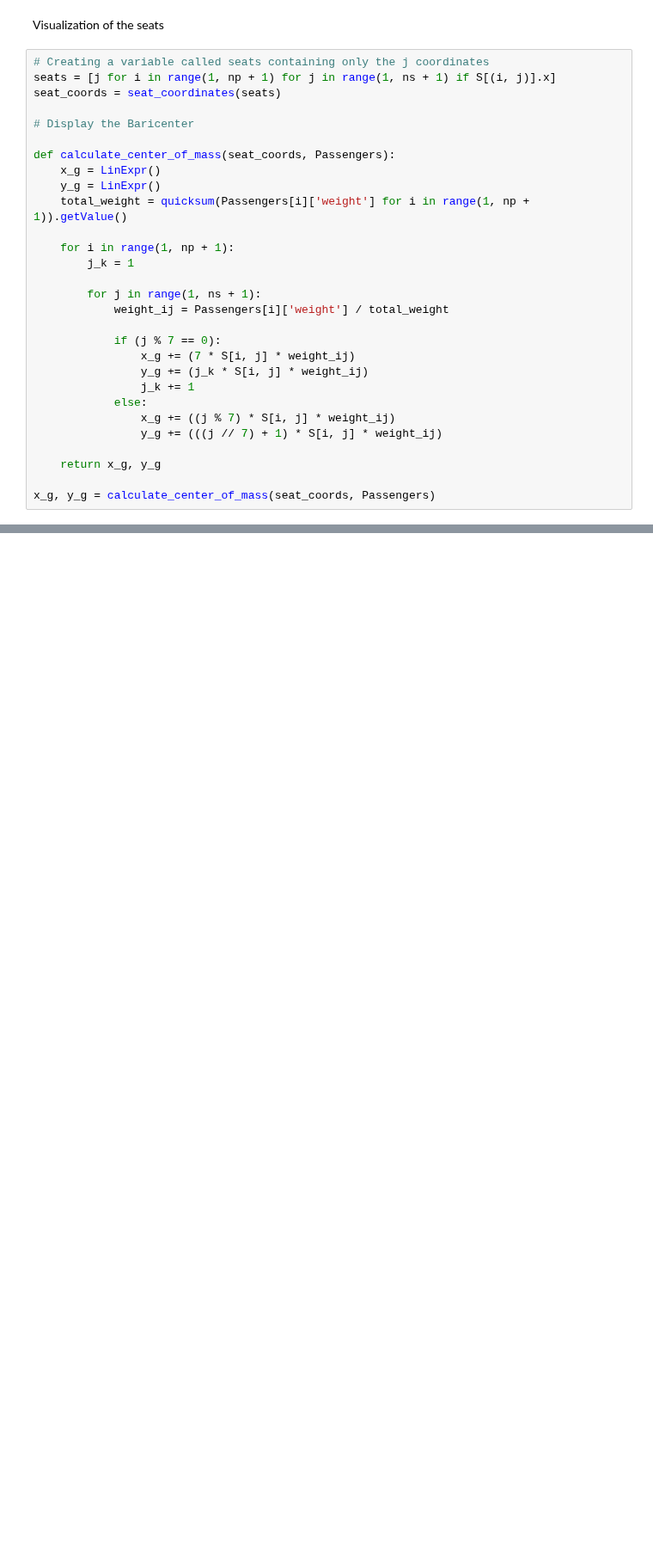
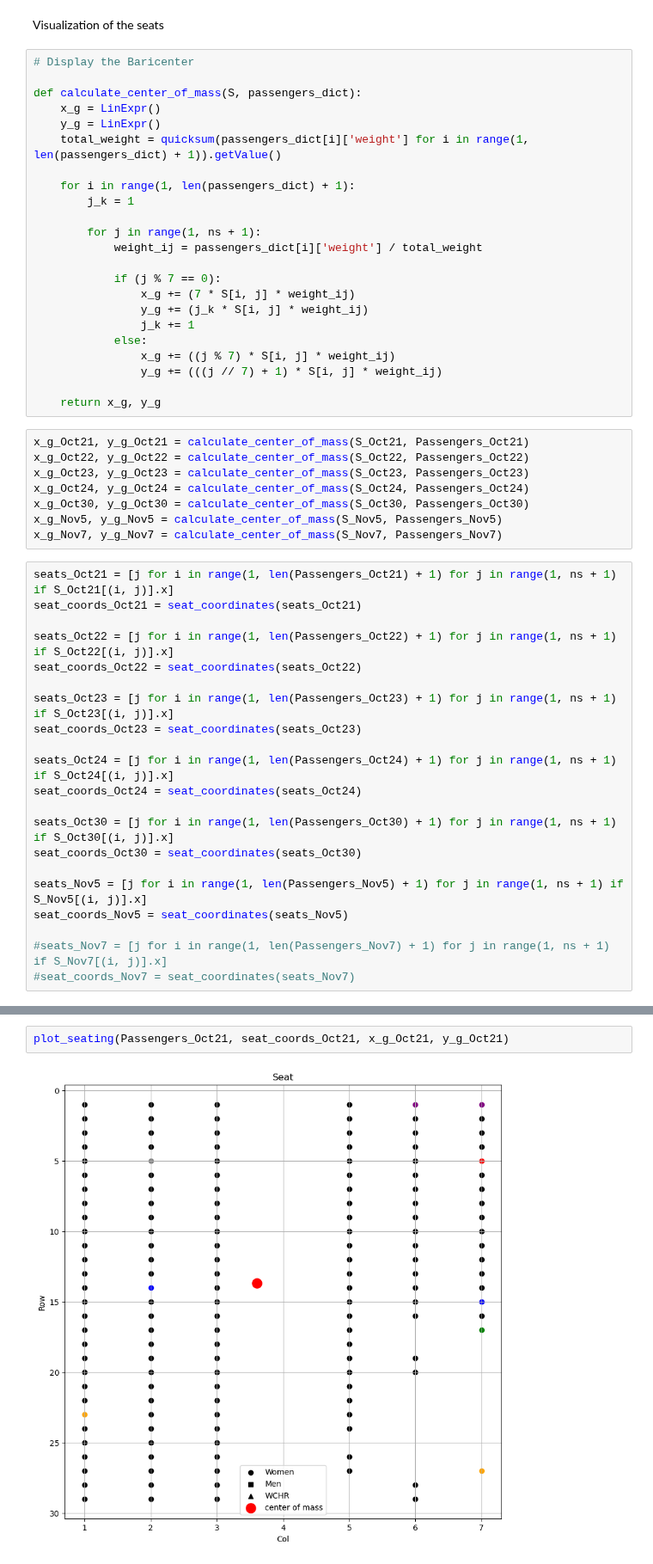
Before and after one commit to DelphineSalzmann/Opti_AirFrance, a Jupyter notebook: main.ipynb, the cells around one changed output, grey strips where cells are left out. Shown at 86% size. Saved outputs shown, nothing was run; the diff lists cells and outputs as text; blank space fills up the shorter version.

```diff
--- a/main.ipynb
+++ b/main.ipynb
@@ -239,22 +334,18 @@ Seats on the plane are as follows : [(1, 42), (2, 112), (3, 140), (4, 2), (5, 26
 # %% [markdown]
 Visualization of the seats
 # %%
-# Creating a variable called seats containing only the j coordinates
-seats = [j for i in range(1, np + 1) for j in range(1, ns + 1) if S[(i, j)].x]
-seat_coords = seat_coordinates(seats)
-
 # Display the Baricenter
 
-def calculate_center_of_mass(seat_coords, Passengers):
+def calculate_center_of_mass(S, passengers_dict):
     x_g = LinExpr()
     y_g = LinExpr()
-    total_weight = quicksum(Passengers[i]['weight'] for i in range(1, np + 1)).getValue()
+    total_weight = quicksum(passengers_dict[i]['weight'] for i in range(1, len(passengers_dict) + 1)).getValue()
 
-    for i in range(1, np + 1):
+    for i in range(1, len(passengers_dict) + 1):
         j_k = 1
 
         for j in range(1, ns + 1):
-            weight_ij = Passengers[i]['weight'] / total_weight
+            weight_ij = passengers_dict[i]['weight'] / total_weight
 
             if (j % 7 == 0):
                 x_g += (7 * S[i, j] * weight_ij)
@@ -265,6 +356,33 @@ def calculate_center_of_mass(seat_coords, Passengers):
                 y_g += (((j // 7) + 1) * S[i, j] * weight_ij)
 
     return x_g, y_g
-
-x_g, y_g = calculate_center_of_mass(seat_coords, Passengers)
+# %%
+x_g_Oct21, y_g_Oct21 = calculate_center_of_mass(S_Oct21, Passengers_Oct21)
+x_g_Oct22, y_g_Oct22 = calculate_center_of_mass(S_Oct22, Passengers_Oct22)
+x_g_Oct23, y_g_Oct23 = calculate_center_of_mass(S_Oct23, Passengers_Oct23)
+x_g_Oct24, y_g_Oct24 = calculate_center_of_mass(S_Oct24, Passengers_Oct24)
+x_g_Oct30, y_g_Oct30 = calculate_center_of_mass(S_Oct30, Passengers_Oct30)
+x_g_Nov5, y_g_Nov5 = calculate_center_of_mass(S_Nov5, Passengers_Nov5)
+x_g_Nov7, y_g_Nov7 = calculate_center_of_mass(S_Nov7, Passengers_Nov7)
+# %%
+seats_Oct21 = [j for i in range(1, len(Passengers_Oct21) + 1) for j in range(1, ns + 1) if S_Oct21[(i, j)].x]
+seat_coords_Oct21 = seat_coordinates(seats_Oct21)
+
+seats_Oct22 = [j for i in range(1, len(Passengers_Oct22) + 1) for j in range(1, ns + 1) if S_Oct22[(i, j)].x]
+seat_coords_Oct22 = seat_coordinates(seats_Oct22)
+
+seats_Oct23 = [j for i in range(1, len(Passengers_Oct23) + 1) for j in range(1, ns + 1) if S_Oct23[(i, j)].x]
+seat_coords_Oct23 = seat_coordinates(seats_Oct23)
+
+seats_Oct24 = [j for i in range(1, len(Passengers_Oct24) + 1) for j in range(1, ns + 1) if S_Oct24[(i, j)].x]
+seat_coords_Oct24 = seat_coordinates(seats_Oct24)
+
+seats_Oct30 = [j for i in range(1, len(Passengers_Oct30) + 1) for j in range(1, ns + 1) if S_Oct30[(i, j)].x]
+seat_coords_Oct30 = seat_coordinates(seats_Oct30)
+
+seats_Nov5 = [j for i in range(1, len(Passengers_Nov5) + 1) for j in range(1, ns + 1) if S_Nov5[(i, j)].x]
+seat_coords_Nov5 = seat_coordinates(seats_Nov5)
+
+#seats_Nov7 = [j for i in range(1, len(Passengers_Nov7) + 1) for j in range(1, ns + 1) if S_Nov7[(i, j)].x]
+#seat_coords_Nov7 = seat_coordinates(seats_Nov7)
 # %%
@@ -325,0 +438,4 @@ plt.show()
+# %%
+plot_seating(Passengers_Oct21, seat_coords_Oct21, x_g_Oct21, y_g_Oct21)
+# %% [output]
+[figure, added]
```
Also changed, not shown: parts of 18 cells of this notebook, 1 other file.
